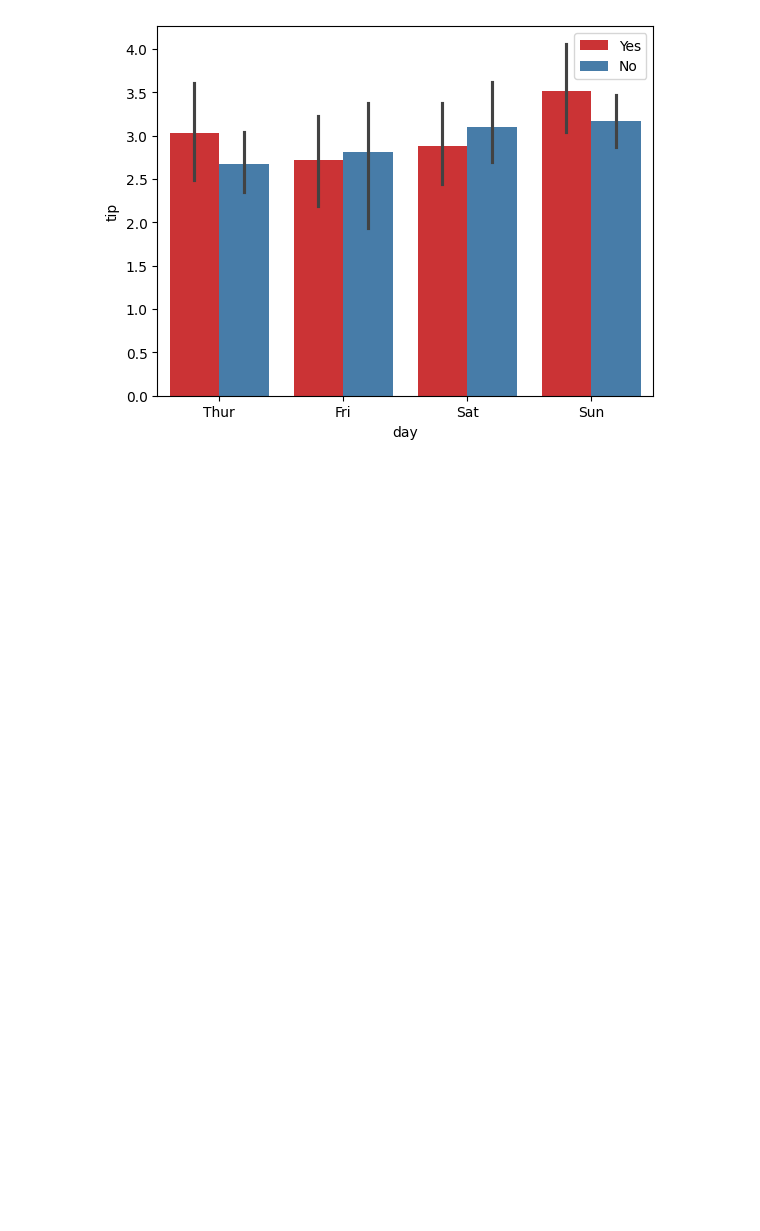
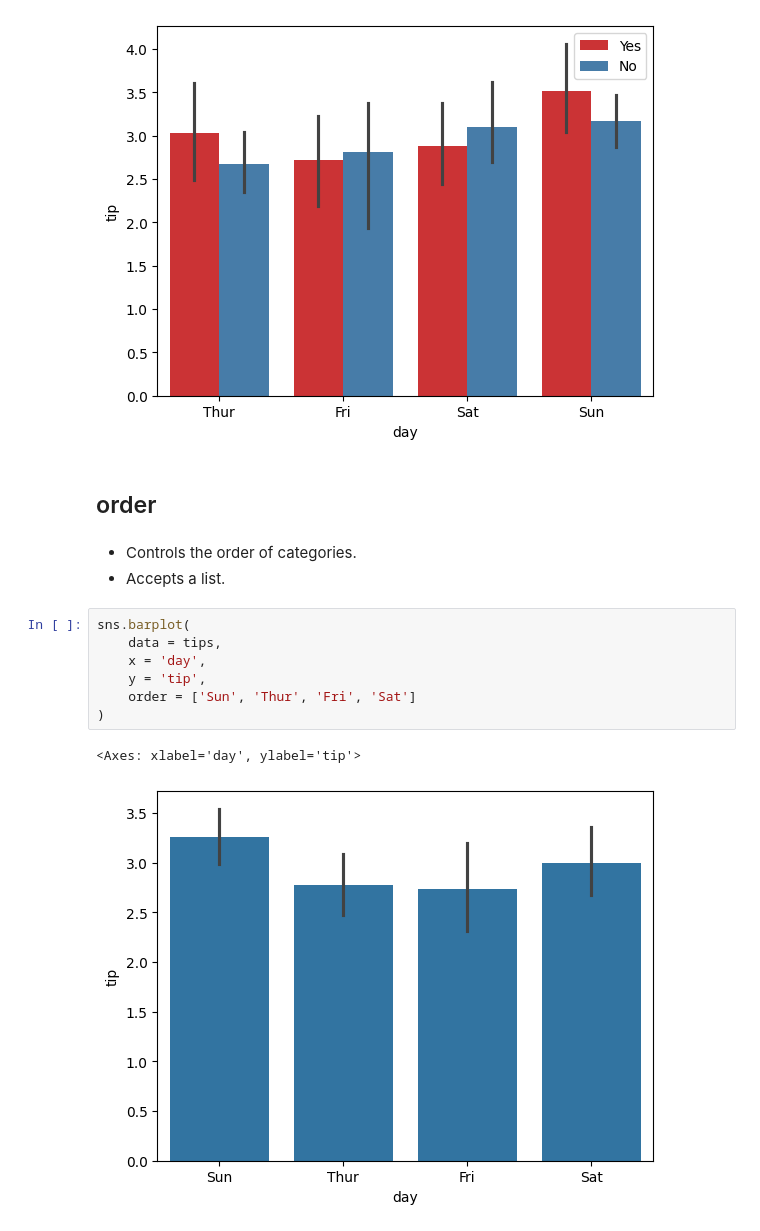
Before and after one commit to kshitij-commit/DataScience, a Jupyter notebook: 05_seaborn/03_Categorical_Plots.ipynb, the cells around one changed output. Cells and saved outputs as stored; diff of their text form; blank space fills up the shorter version.

Commit message:
feat: add order parameter in barplot

```diff
--- a/05_seaborn/03_Categorical_Plots.ipynb
+++ b/05_seaborn/03_Categorical_Plots.ipynb
@@ -206,3 +206,18 @@ plt.legend(loc = 'upper right')
 plt.show()
 # %% [output]
 [figure]
+# %% [markdown]
+## order
+# %% [markdown]
+- Controls the order of categories.
+- Accepts a list.
+# %%
+sns.barplot(
+    data = tips,
+    x = 'day',
+    y = 'tip',
+    order = ['Sun', 'Thur', 'Fri', 'Sat']
+)
+# %% [output]
+<Axes: xlabel='day', ylabel='tip'>
+[figure, added]
```
